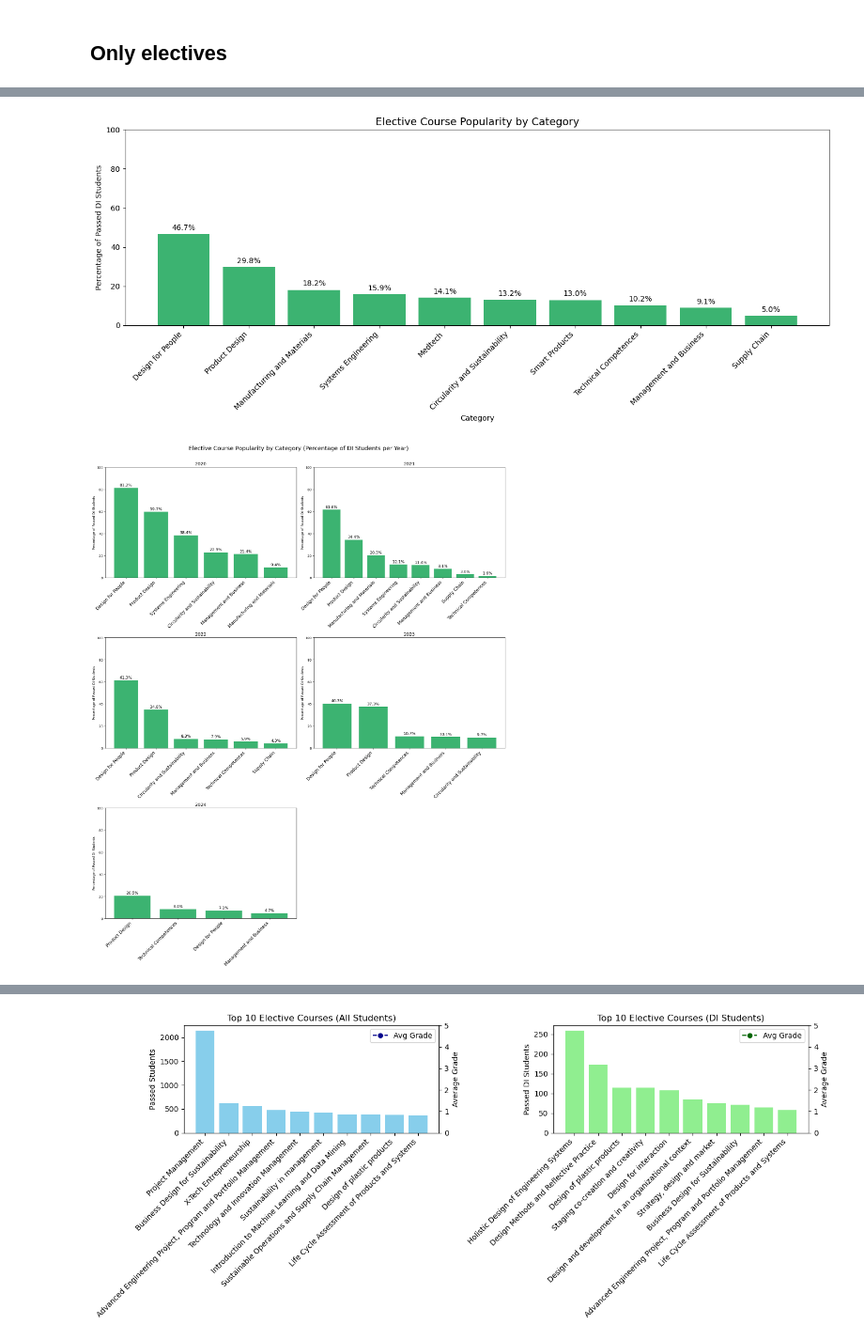
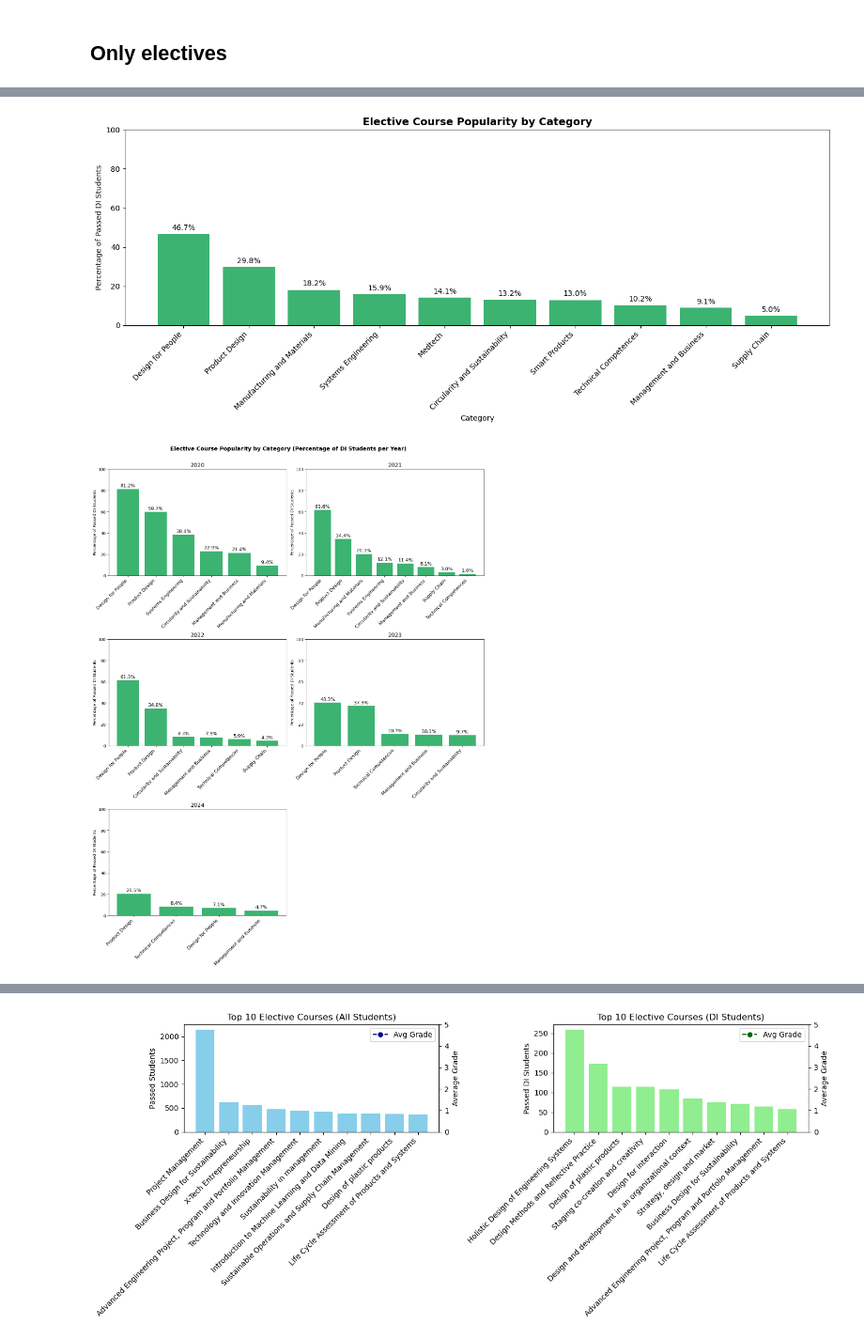
Before and after one commit to Alex-Nielsen-manden/Alex-Nielsen-manden.github.io, a Jupyter notebook: Data load/Final Project B.ipynb, the cells around one changed output, grey strips where cells are left out. Shown at 94% size. Drawn from its saved outputs; the diff is of its cells as text; code cells hidden in the pictures.

```diff
--- a/Data load/Final Project B.ipynb
+++ b/Data load/Final Project B.ipynb
@@ -806,7 +806,7 @@ plt.xlabel('Category')
 plt.ylabel('Percentage of Passed DI Students')
 plt.ylim(0, 100)
 plt.grid(False)
-plt.title('Elective Course Popularity by Category', fontsize=14)
+plt.title('Elective Course Popularity by Category', fontsize=14,fontweight='bold')
 # Annotate bars with percentage values
 for bar in bars:
     height = bar.get_height()
@@ -818,7 +818,7 @@ plt.tight_layout()
 plt.savefig("popularity_by_category.png", dpi=300, bbox_inches="tight")
 plt.show()
 # %% [output]
-[figure, old version]
+[figure, new version]
 # %%
 # Copy and filter for elective courses
 df_n6 = CD.copy()
@@ -855,40 +855,40 @@ n_years = len(years)
 n_cols = 2
 n_rows = 3
 
-fig, axes = plt.subplots(n_rows, n_cols, figsize=(18, 22), constrained_layout=True)
+fig, axes = plt.subplots(n_rows, n_cols, figsize=(14, 6 * nrows), constrained_layout=True)
 axes = axes.flatten()
 
 for i, year in enumerate(years[:6]):  # Limit to first 6 years
     ax = axes[i]
     df_year = df_n6[df_n6['Year'] == year]
     summary = df_year.groupby('Category')['DI_fraction'].mean().reset_index()
     summary = summary.sort_values(by='DI_fraction', ascending=False)
 
     bars = ax.bar(summary['Category'], summary['DI_fraction'], color='mediumseagreen')
     ax.set_title(f'{year}', fontsize=14)
     ax.set_ylim(0, 100)
     ax.set_xticks(range(len(summary)))
-    ax.set_xticklabels(summary['Category'], rotation=45, ha='right', fontsize=14)
+    ax.set_xticklabels(summary['Category'], rotation=45, ha='right', fontsize=12)
     ax.set_ylabel("Percentage of Passed DI Students")
     ax.grid(False)
 
     for bar in bars:
         height = bar.get_height()
         ax.annotate(f'{height:.1f}%', xy=(bar.get_x() + bar.get_width() / 2, height),
                     xytext=(0, 3), textcoords="offset points", ha='center', va='bottom', fontsize=12)
 
 # Remove empty subplots if any
 for j in range(i + 1, len(axes)):
     fig.delaxes(axes[j])
 
 # Set overall title
-fig.suptitle('Elective Course Popularity by Category (Percentage of DI Students per Year)', fontsize=18, y=1.03)
+fig.suptitle('Elective Course Popularity by Category (Percentage of DI Students per Year)', fontsize=14, y=1.03,fontweight='bold')
 
 # Save and show
 plt.savefig("popularity_by_category_yearly.png", dpi=300, bbox_inches="tight", pad_inches=0.1)
 plt.show()
 # %% [output]
-[figure, old version]
+[figure, new version]
 # %%
 # Copy and exclude electives
 df_n7 = CD.copy()
```
Also changed, not shown: parts of 8 cells of this notebook, 9 other files.
